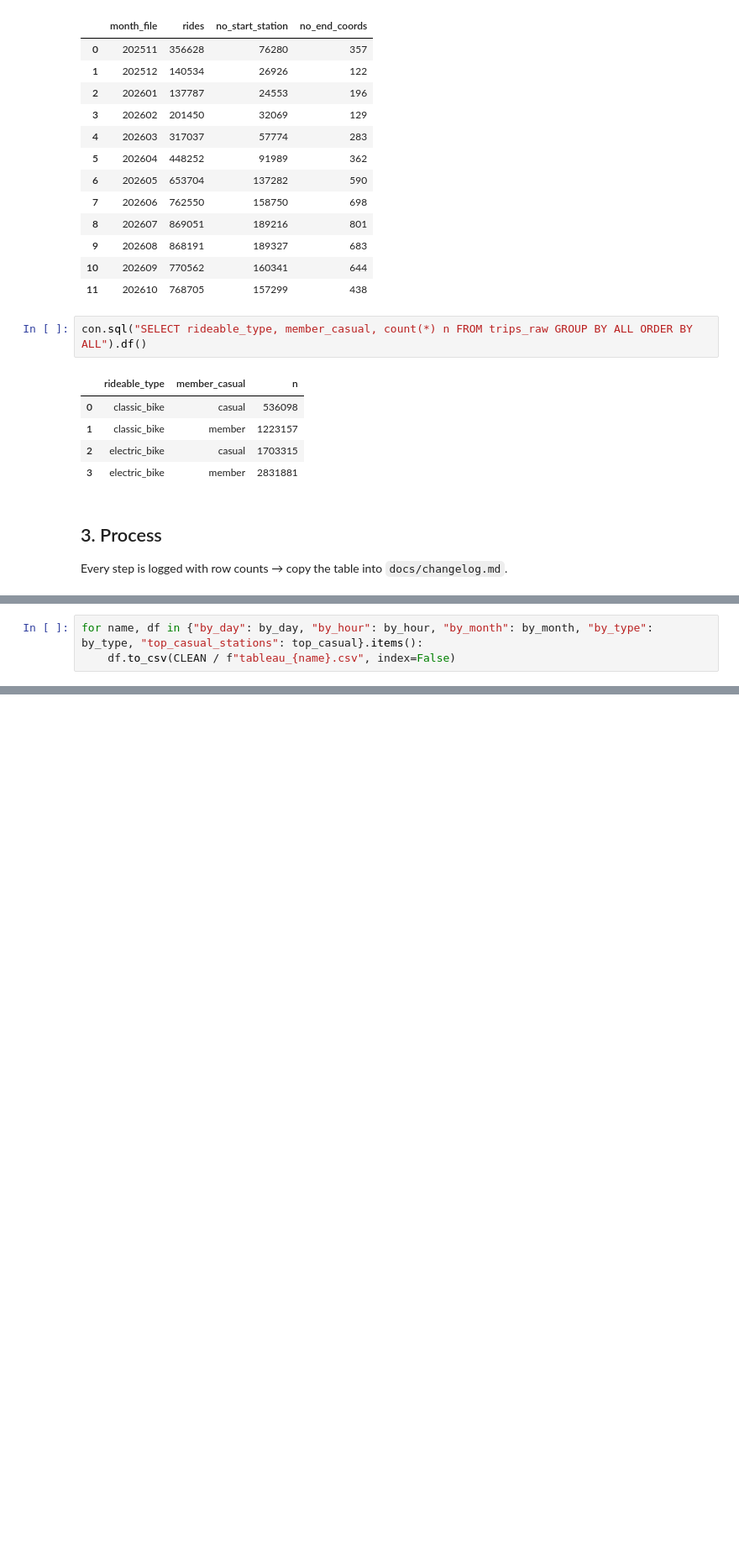
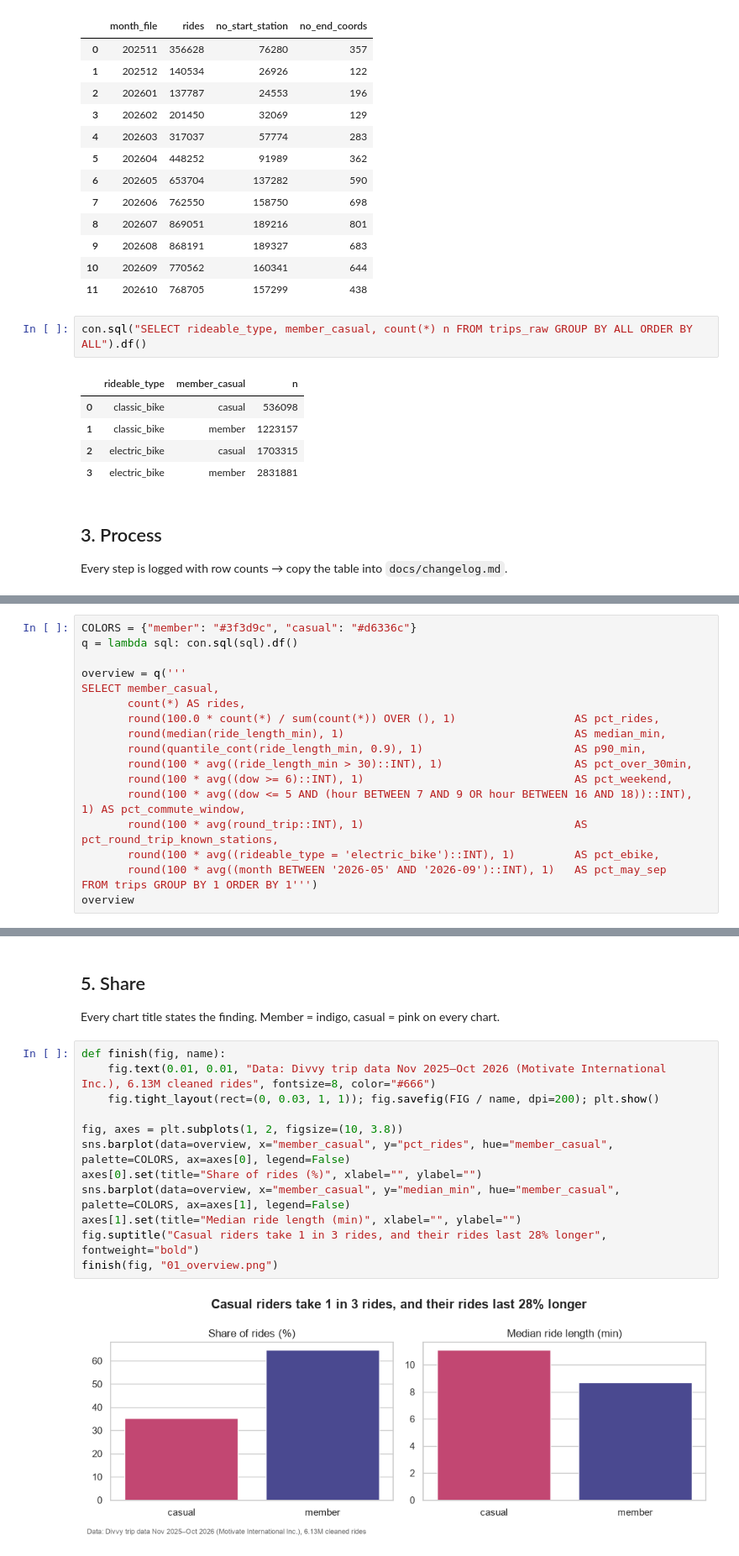
Before and after one commit to lucynguyen777/cyclistic-case-study, a Jupyter notebook: notebooks/cyclistic_analysis.ipynb, the cells around one changed output, grey strips where cells are left out. Shown at 84% size. Cells and saved outputs as stored; diff of their text form; blank space fills up the shorter version.

```diff
--- a/notebooks/cyclistic_analysis.ipynb
+++ b/notebooks/cyclistic_analysis.ipynb
@@ -188,3 +134,0 @@ g.savefig(FIG / "02_rides_by_hour.png", dpi=200)
-# %%
-for name, df in {"by_day": by_day, "by_hour": by_hour, "by_month": by_month, "by_type": by_type, "top_casual_stations": top_casual}.items():
-    df.to_csv(CLEAN / f"tableau_{name}.csv", index=False)
@@ -198,0 +138,18 @@ for name, df in {"by_day": by_day, "by_hour": by_hour, "by_month": by_month, "by
+# %%
+COLORS = {"member": "#3f3d9c", "casual": "#d6336c"}
+q = lambda sql: con.sql(sql).df()
+
+overview = q('''
+SELECT member_casual,
+       count(*) AS rides,
+       round(100.0 * count(*) / sum(count(*)) OVER (), 1)                  AS pct_rides,
+       round(median(ride_length_min), 1)                                   AS median_min,
+       round(quantile_cont(ride_length_min, 0.9), 1)                       AS p90_min,
+       round(100 * avg((ride_length_min > 30)::INT), 1)                    AS pct_over_30min,
+       round(100 * avg((dow >= 6)::INT), 1)                                AS pct_weekend,
+       round(100 * avg((dow <= 5 AND (hour BETWEEN 7 AND 9 OR hour BETWEEN 16 AND 18))::INT), 1) AS pct_commute_window,
+       round(100 * avg(round_trip::INT), 1)                                AS pct_round_trip_known_stations,
+       round(100 * avg((rideable_type = 'electric_bike')::INT), 1)         AS pct_ebike,
+       round(100 * avg((month BETWEEN '2026-05' AND '2026-09')::INT), 1)   AS pct_may_sep
+FROM trips GROUP BY 1 ORDER BY 1''')
+overview
@@ -198,0 +218,17 @@ for name, df in {"by_day": by_day, "by_hour": by_hour, "by_month": by_month, "by
+# %% [markdown]
+## 5. Share
+Every chart title states the finding. Member = indigo, casual = pink on every chart.
+# %%
+def finish(fig, name):
+    fig.text(0.01, 0.01, "Data: Divvy trip data Nov 2025–Oct 2026 (Motivate International Inc.), 6.13M cleaned rides", fontsize=8, color="#666")
+    fig.tight_layout(rect=(0, 0.03, 1, 1)); fig.savefig(FIG / name, dpi=200); plt.show()
+
+fig, axes = plt.subplots(1, 2, figsize=(10, 3.8))
+sns.barplot(data=overview, x="member_casual", y="pct_rides", hue="member_casual", palette=COLORS, ax=axes[0], legend=False)
+axes[0].set(title="Share of rides (%)", xlabel="", ylabel="")
+sns.barplot(data=overview, x="member_casual", y="median_min", hue="member_casual", palette=COLORS, ax=axes[1], legend=False)
+axes[1].set(title="Median ride length (min)", xlabel="", ylabel="")
+fig.suptitle("Casual riders take 1 in 3 rides, and their rides last 28% longer", fontweight="bold")
+finish(fig, "01_overview.png")
+# %% [output]
+[figure, added]
```
Also changed, not shown: parts of 20 cells of this notebook, 11 other files.
